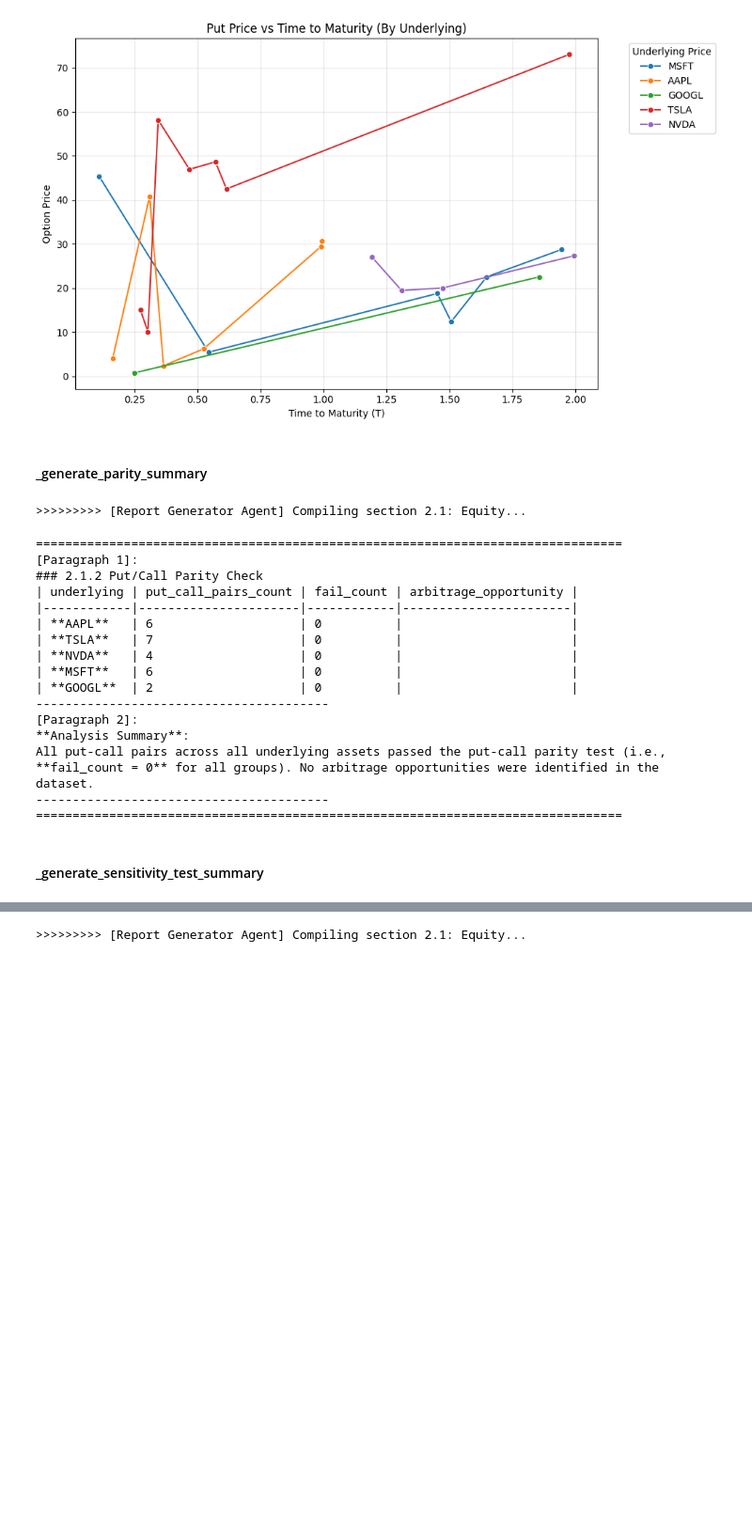
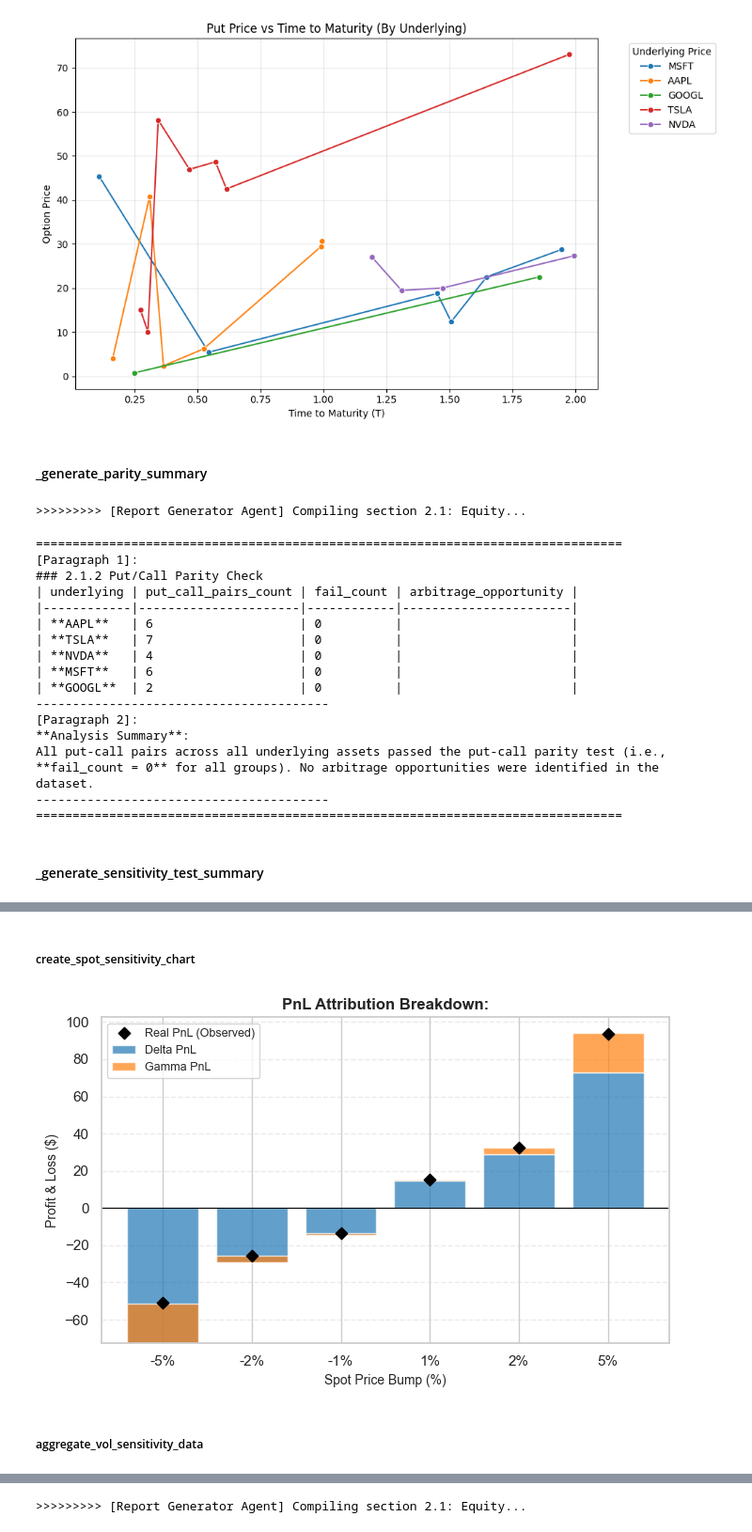
Before and after one commit to davidzgu/model_doc_automation, a Jupyter notebook: notebooks/dev/dev_multi_agent.ipynb, the cells around one changed output, grey strips where cells are left out. Shown at 94% size. Drawn from its saved outputs; the diff is of its cells as text; code cells hidden in the pictures; blank space fills up the shorter version.

```diff
--- a/notebooks/dev/dev_multi_agent.ipynb
+++ b/notebooks/dev/dev_multi_agent.ipynb
@@ -1354,0 +1389,18 @@ display(Image(data=img_reg.getvalue()))
+# %%
+sensitivity_test_results_path = f"{output_dir}/analytics/sensitivity_test_results.csv"
+sensitivity_test_results = pd.read_csv(sensitivity_test_results_path)
+asset = "Equity"
+sensitivity_test_results_sub = sensitivity_test_results[sensitivity_test_results["asset_class"] == asset]
+# %%
+df = sensitivity_test_results_sub
+scenario_type='spot'
+# %%
+prefix = f"sensitivity_scen_{scenario_type}_bump_"
+all_bump_cols = [c for c in df.columns if prefix in c]
+bump_zero_col = 'sensitivity_scen_spot_bump_0'
+if bump_zero_col in df.columns:
+    df['base_value'] = df[bump_zero_col]
+    analysis_cols = [c for c in all_bump_cols if c != bump_zero_col]
+else:
+    df['base_value'] = df['price']
+    analysis_cols = all_bump_cols
@@ -1354,0 +1489,37 @@ display(Image(data=img_reg.getvalue()))
+# %% [markdown]
+##### create_spot_sensitivity_chart
+# %%
+df_agg = df_long.groupby(['spot_bump'])[[
+    'real_pnl',
+    'delta_pnl',
+    'gamma_pnl',
+    'expect_pnl'
+]].sum().reset_index()
+
+df_plot = df_agg.sort_values('spot_bump')
+
+bumps = [f"{int(b*100)}%" for b in df_plot['spot_bump']]
+delta_pnl = df_plot['delta_pnl']
+gamma_pnl = df_plot['gamma_pnl']
+real_pnl = df_plot['real_pnl']
+
+plt.figure(figsize=(7, 4.5))
+
+p1 = plt.bar(bumps, delta_pnl, color='#1f77b4', alpha=0.7, label='Delta PnL')
+p2 = plt.bar(bumps, gamma_pnl, bottom=delta_pnl, color='#ff7f0e', alpha=0.7, label='Gamma PnL')
+
+plt.scatter(bumps, real_pnl, color='black', marker='D', s=40, zorder=3, label='Real PnL (Observed)')
+
+plt.axhline(0, color='black', linewidth=0.8, linestyle='-')
+
+plt.title(f"PnL Attribution Breakdown:", fontsize=12, weight='bold')
+plt.xlabel("Spot Price Bump (%)", fontsize=10)
+plt.ylabel("Profit & Loss ($)", fontsize=10)
+plt.legend(loc='best', fontsize=9)
+plt.grid(axis='y', linestyle='--', alpha=0.4)
+
+plt.tight_layout()
+# %% [output]
+[figure, added]
+# %% [markdown]
+##### aggregate_vol_sensitivity_data
```
Also changed, not shown: parts of 38 cells of this notebook, 9 other files.
